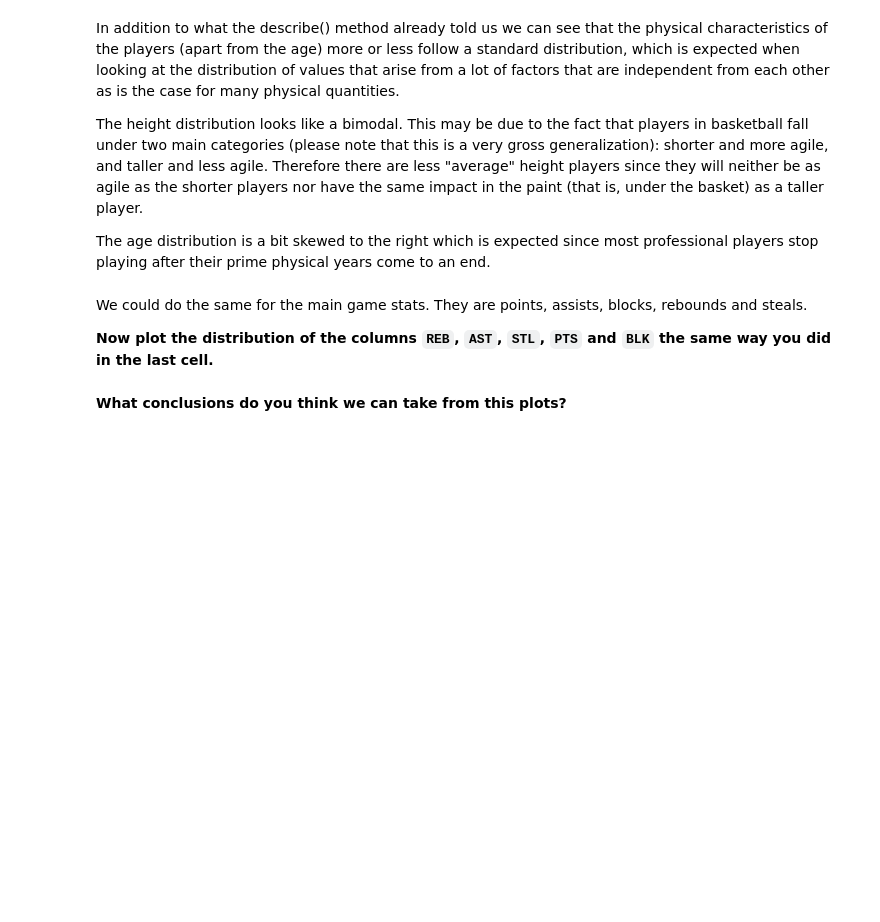
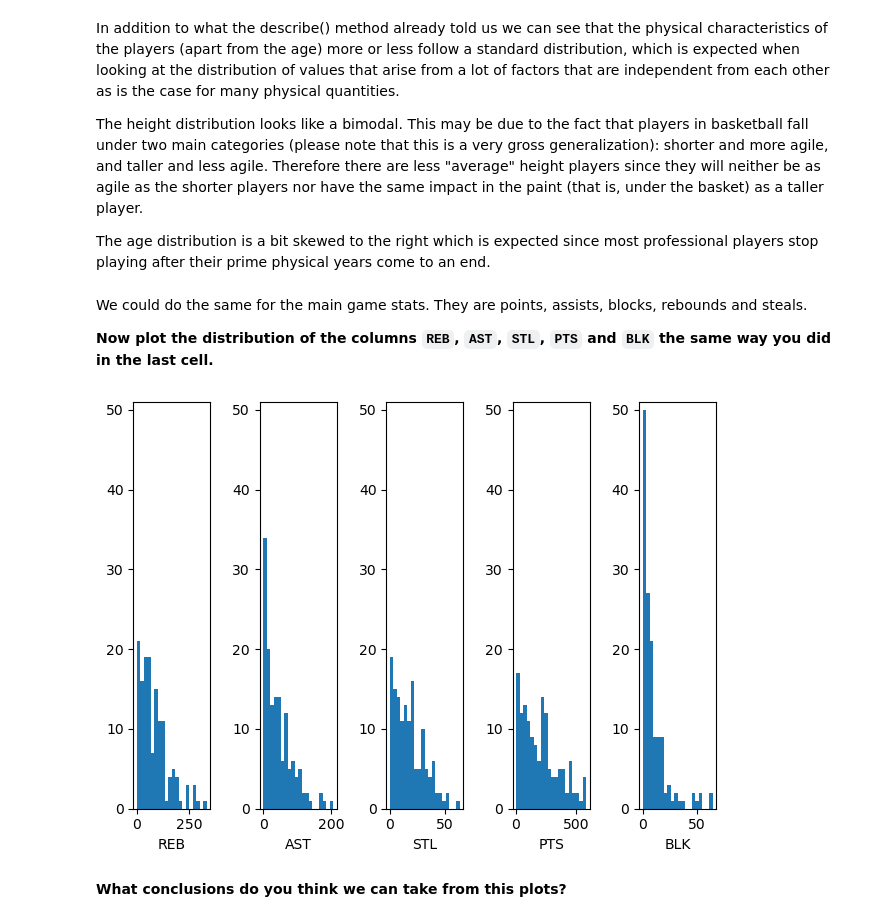
Before and after one commit to ta-data-lis/M2-mini-project2, a Jupyter notebook: your-code/2.-Exploratory-Data-Analysis.ipynb, the cells around one changed output. Drawn from its saved outputs; the diff is of its cells as text; code cells hidden in the pictures; blank space fills up the shorter version.

```diff
--- a/your-code/2.-Exploratory-Data-Analysis.ipynb
+++ b/your-code/2.-Exploratory-Data-Analysis.ipynb
@@ -53,2 +117,33 @@ We could do the same for the main game stats. They are points, assists, blocks,
+# %%
+#your code here
+
+plot_options, (chart_1, chart_2, chart_3, chart_4, chart_5) = plt.subplots(nrows = 1, ncols = 5)
+
+n_bin = 20
+chart_1.hist(wnba["REB"], bins = n_bin)
+chart_2.hist(wnba["AST"], bins = n_bin)
+chart_3.hist(wnba["STL"], bins = n_bin)
+chart_4.hist(wnba["PTS"], bins = n_bin)
+chart_5.hist(wnba["BLK"], bins = n_bin)
+
+ylim = 51
+
+chart_1.set_ylim(0, ylim)
+chart_2.set_ylim(0, ylim)
+chart_3.set_ylim(0, ylim)
+chart_4.set_ylim(0, ylim)
+chart_5.set_ylim(0, ylim)
+
+chart_1.set_xlabel("REB")
+chart_2.set_xlabel("AST")
+chart_3.set_xlabel("STL")
+chart_4.set_xlabel("PTS")
+chart_5.set_xlabel("BLK")
+
+plt.tight_layout()
+
+plt.show()
+# %% [output]
+[figure, added]
 # %% [markdown]
 **What conclusions do you think we can take from this plots?**
```
Also changed, not shown: parts of 16 cells of this notebook, 1 other file.
